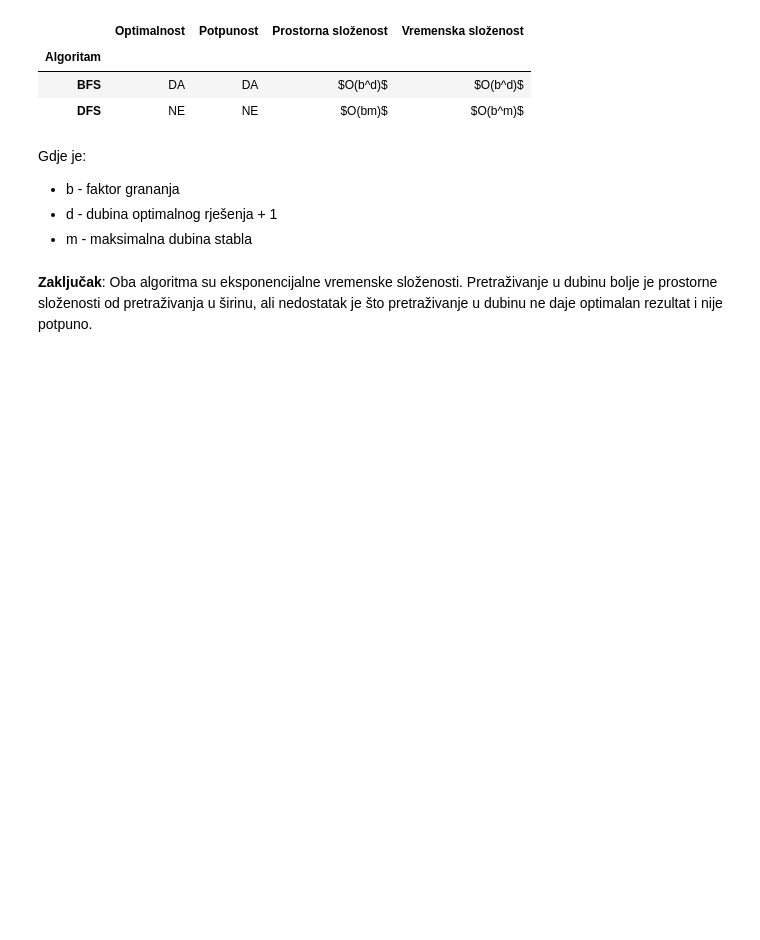
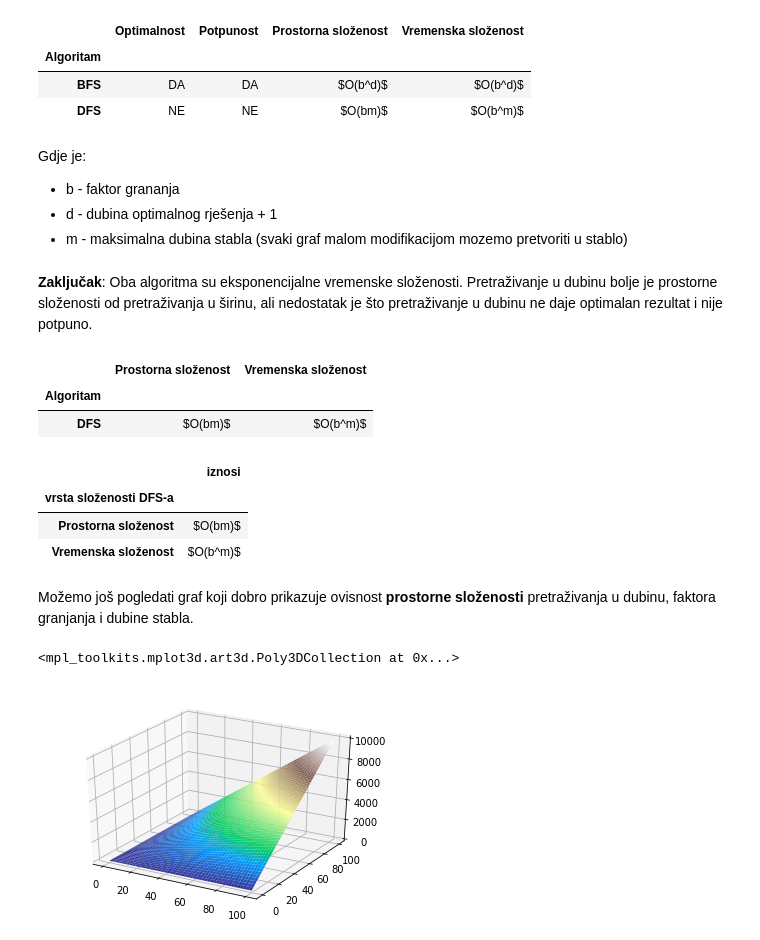
Before and after one commit to anapetko/Matematicki-softver, a Jupyter notebook: zadaca.ipynb, the cells around one changed output. Saved outputs shown, nothing was run; the diff lists cells and outputs as text; code cells hidden in the pictures; blank space fills up the shorter version.

```diff
--- a/zadaca.ipynb
+++ b/zadaca.ipynb
@@ -270,6 +268,35 @@ dc
 Gdje je:
 * b - faktor grananja
 * d - dubina optimalnog rješenja + 1
-* m - maksimalna dubina stabla
+* m - maksimalna dubina stabla (svaki graf malom modifikacijom mozemo pretvoriti u stablo)
 # %% [markdown]
 **Zaključak**: Oba algoritma su eksponencijalne vremenske složenosti. Pretraživanje u dubinu bolje je prostorne složenosti od pretraživanja u širinu, ali nedostatak je što pretraživanje u dubinu ne daje optimalan rezultat i nije potpuno.
+# %%
+tablica1 = tablica[['Prostorna složenost', 'Vremenska složenost']].tail(1)
+tablica1
+# %% [output]
+|  | Prostorna složenost | Vremenska složenost |
+| Algoritam |  |  |
+| DFS | $O(bm)$ | $O(b^m)$ |
+# %%
+tablica2 = pd.melt(tablica1, var_name = "vrsta složenosti DFS-a", value_name = "iznosi")
+tablica2.set_index('vrsta složenosti DFS-a', inplace=True)
+tablica2
+# %% [output]
+|  | iznosi |
+| vrsta složenosti DFS-a |  |
+| Prostorna složenost | $O(bm)$ |
+| Vremenska složenost | $O(b^m)$ |
+# %% [markdown]
+Možemo još pogledati graf koji dobro prikazuje ovisnost **prostorne složenosti** pretraživanja u dubinu, faktora granjanja i dubine stabla.
+# %%
+from mpl_toolkits import mplot3d
+import numpy as np
+fig3d = plt.figure()
+ax3d = fig3d.add_subplot(1, 1, 1, projection='3d')
+x, y = np.meshgrid(np.linspace(0, 100), np.linspace(0, 100))
+z = x*y
+ax3d.plot_surface(x, y, z, cmap='terrain', linewidth=1)
+# %% [output]
+<mpl_toolkits.mplot3d.art3d.Poly3DCollection at 0x...>
+[figure, added]
```
Also changed, not shown: parts of 20 cells of this notebook, 1 other file.
